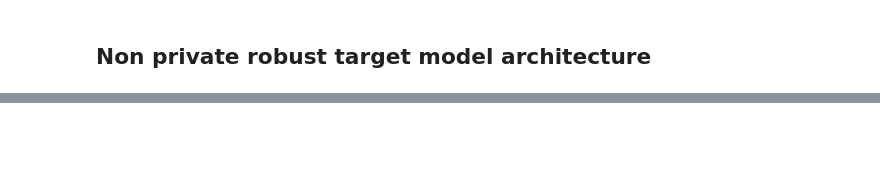
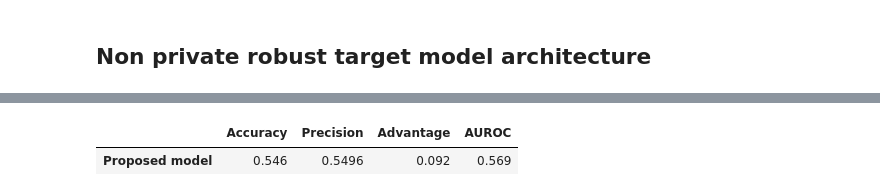
Before and after one commit to sanjyotUM/EvaluatingDPML, a Jupyter notebook: notebooks/explore.ipynb, the cells around one changed output, grey strips where cells are left out. Drawn from its saved outputs; the diff is of its cells as text; code cells hidden in the pictures; blank space fills up the shorter version.

```diff
--- a/notebooks/explore.ipynb
+++ b/notebooks/explore.ipynb
@@ -202,0 +241,11 @@ Area under ROC curve: 0.576
+# %%
+orig_eval = {
+    'Accuracy': 0.546,
+    'Precision': 0.5496,
+    'Advantage': 0.092,
+    'AUROC': 0.569
+}
+pd.DataFrame(data=orig_eval, index=['Proposed model'])
+# %% [output]
+|  | Accuracy | Precision | Advantage | AUROC |
+| Proposed model | 0.546 | 0.5496 | 0.092 | 0.569 |
```
Also changed, not shown: parts of 13 cells of this notebook.
